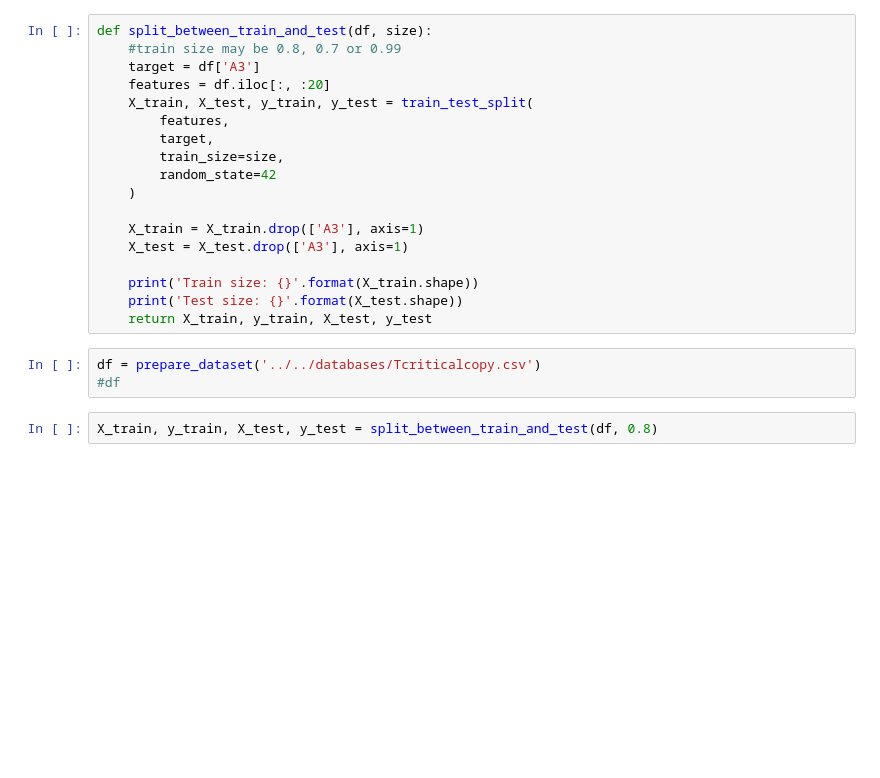
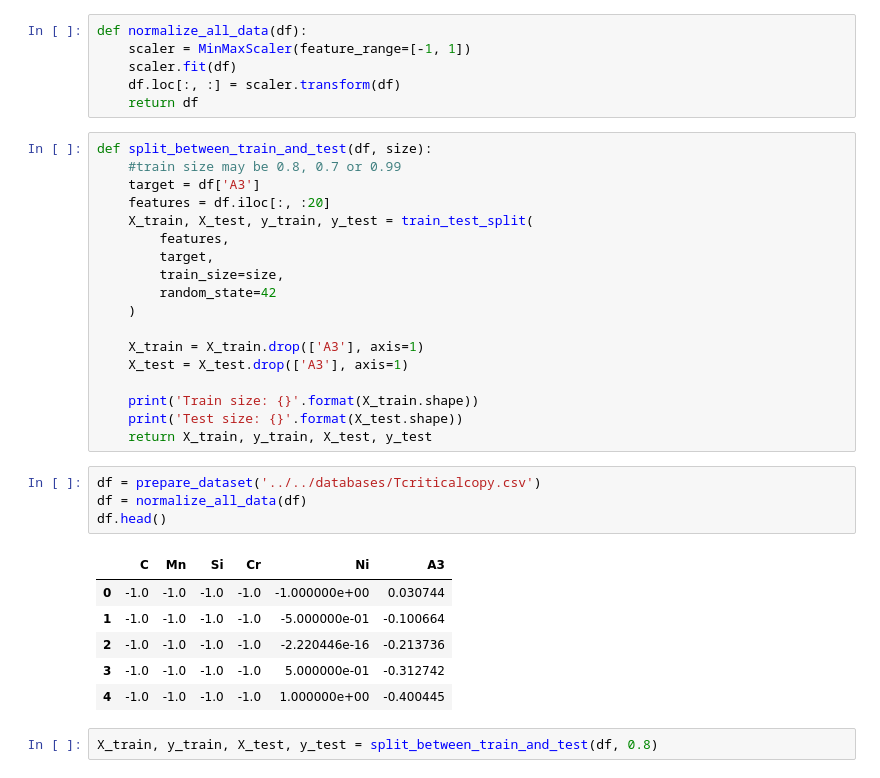
Before and after one commit to paula-aribeiro/senior-thesis, a Jupyter notebook: neural_networks/keras/A3_nn.ipynb, the cells around one changed output. Saved outputs shown, nothing was run; the diff lists cells and outputs as text; blank space fills up the shorter version.

```diff
--- a/neural_networks/keras/A3_nn.ipynb
+++ b/neural_networks/keras/A3_nn.ipynb
@@ -54,6 +55,12 @@ def prepare_dataset(fname):
     df= df.drop(['eutectoid'], axis=1) #REMOVE EUCTETOID COLLUMN BECAUSE IT'S A STRING
 
     return df
+# %%
+def normalize_all_data(df):
+    scaler = MinMaxScaler(feature_range=[-1, 1])
+    scaler.fit(df)
+    df.loc[:, :] = scaler.transform(df)
+    return df
 # %%
 def split_between_train_and_test(df, size):
     #train size may be 0.8, 0.7 or 0.99
@@ -74,7 +81,15 @@ def split_between_train_and_test(df, size):
     return X_train, y_train, X_test, y_test
 # %%
 df = prepare_dataset('../../databases/Tcriticalcopy.csv')
-#df
+df = normalize_all_data(df)
+df.head()
+# %% [output]
+|  | C | Mn | Si | Cr | Ni | A3 |
+| 0 | -1.0 | -1.0 | -1.0 | -1.0 | -1.000000e+00 | 0.030744 |
+| 1 | -1.0 | -1.0 | -1.0 | -1.0 | -5.000000e-01 | -0.100664 |
+| 2 | -1.0 | -1.0 | -1.0 | -1.0 | -2.220446e-16 | -0.213736 |
+| 3 | -1.0 | -1.0 | -1.0 | -1.0 | 5.000000e-01 | -0.312742 |
+| 4 | -1.0 | -1.0 | -1.0 | -1.0 | 1.000000e+00 | -0.400445 |
 # %%
 X_train, y_train, X_test, y_test = split_between_train_and_test(df, 0.8)
 # %% [output]
```
Also changed, not shown: parts of 23 cells of this notebook, 34 other files.
